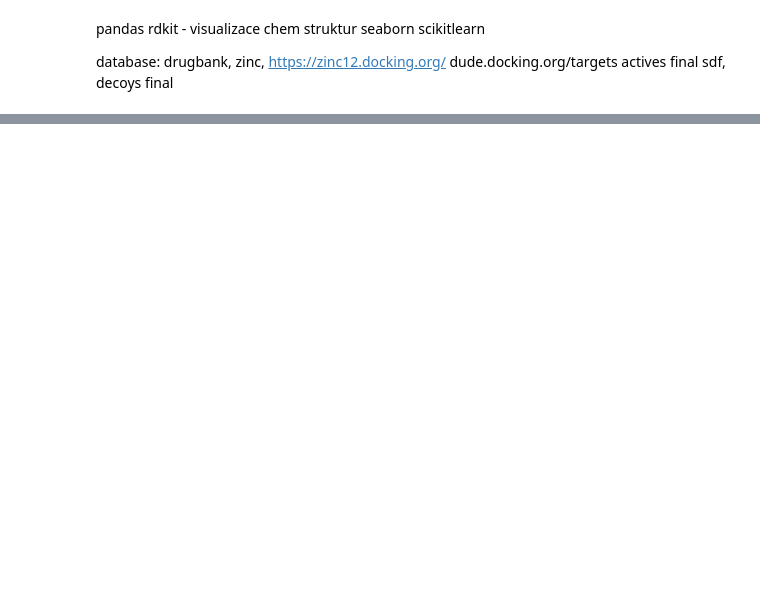
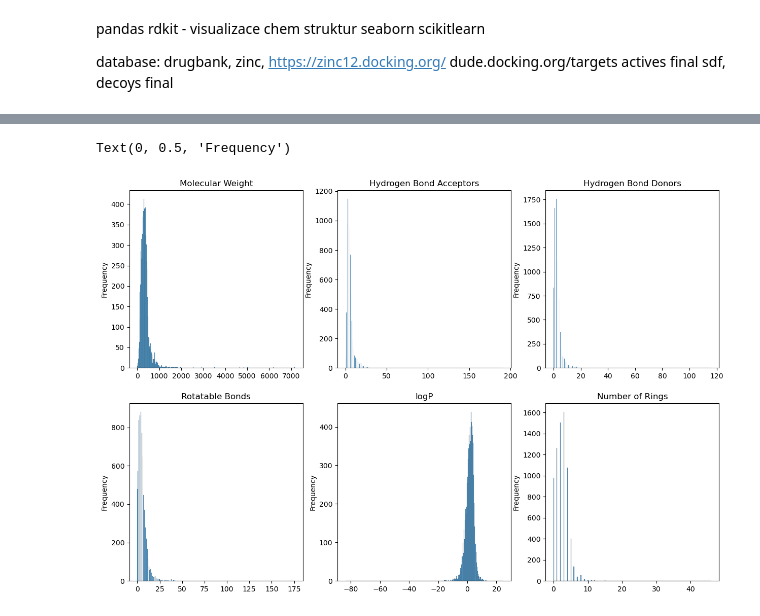
Before and after one commit to lich-uct/cdd2023, a Jupyter notebook: fulopj/jp_ntb/cdd_1.ipynb, the cells around one changed output, grey strips where cells are left out. Drawn from its saved outputs; the diff is of its cells as text; code cells hidden in the pictures; blank space fills up the shorter version.

```diff
--- a/fulopj/jp_ntb/cdd_1.ipynb
+++ b/fulopj/jp_ntb/cdd_1.ipynb
@@ -15,0 +88,31 @@ Chem.MolFromSmiles('C1=CC=CC=C1')
+# %%
+# plot all histogram in grid
+import matplotlib.pyplot as plt
+
+fig, axes = plt.subplots(2, 3, figsize=(15, 10))
+
+sns.histplot(mol_weights, ax=axes[0, 0])
+sns.histplot(hb_acceptors, ax=axes[0, 1])
+sns.histplot(hb_donors, ax=axes[0, 2])
+sns.histplot(rotatable_bonds, ax=axes[1, 0])
+sns.histplot(logP, ax=axes[1, 1])
+sns.histplot(rings, ax=axes[1, 2])
+
+# describe the axes and title of each plot
+axes[0, 0].set_title('Molecular Weight')
+axes[0, 1].set_title('Hydrogen Bond Acceptors')
+axes[0, 2].set_title('Hydrogen Bond Donors')
+axes[1, 0].set_title('Rotatable Bonds')
+axes[1, 1].set_title('logP')
+axes[1, 2].set_title('Number of Rings')
+
+# describe the y-axis of each plot
+axes[0, 0].set_ylabel('Frequency')
+axes[0, 1].set_ylabel('Frequency')
+axes[0, 2].set_ylabel('Frequency')
+axes[1, 0].set_ylabel('Frequency')
+axes[1, 1].set_ylabel('Frequency')
+axes[1, 2].set_ylabel('Frequency')
+# %% [output]
+Text(0, 0.5, 'Frequency')
+[figure, added]
```
Also changed, not shown: parts of 10 cells of this notebook.
